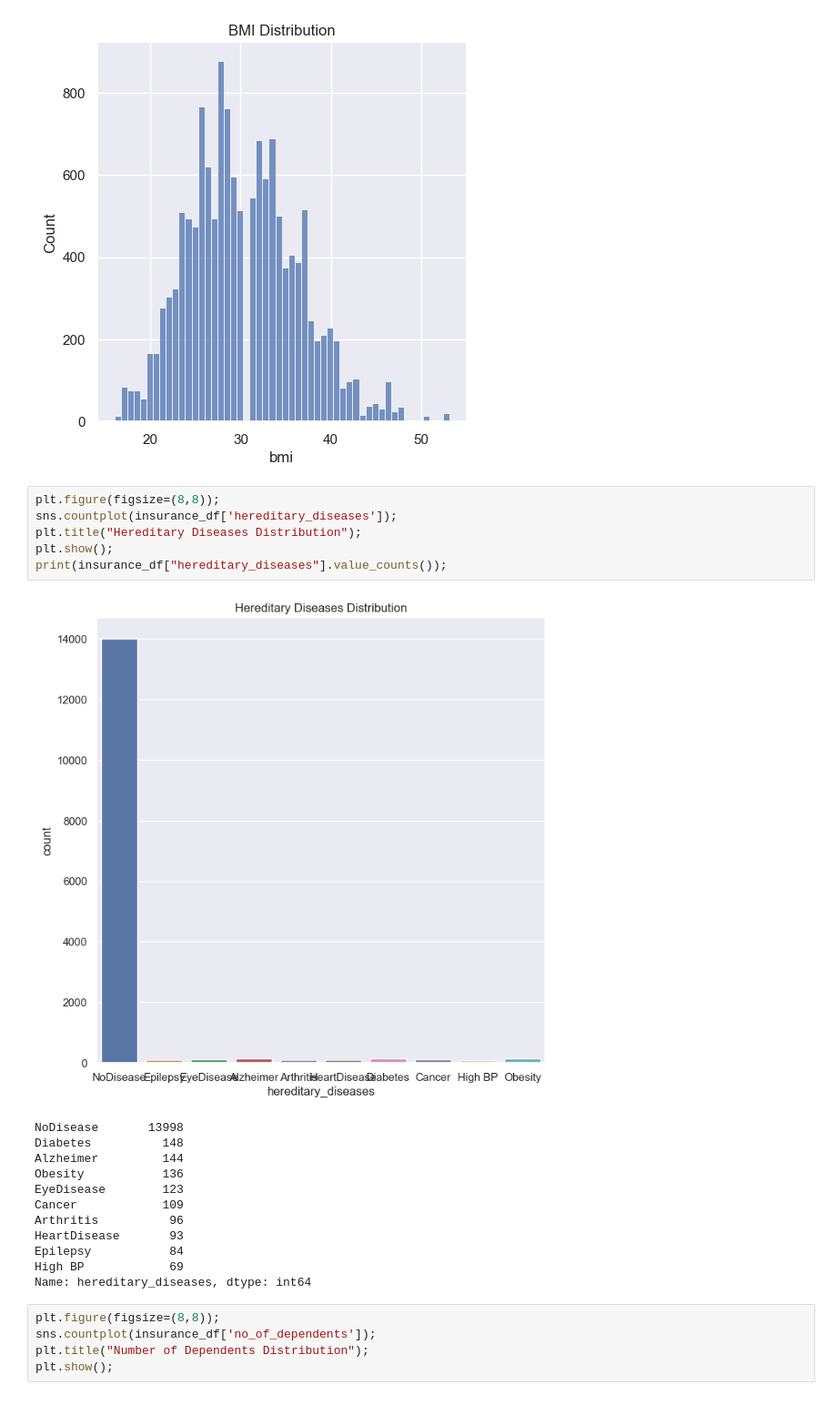
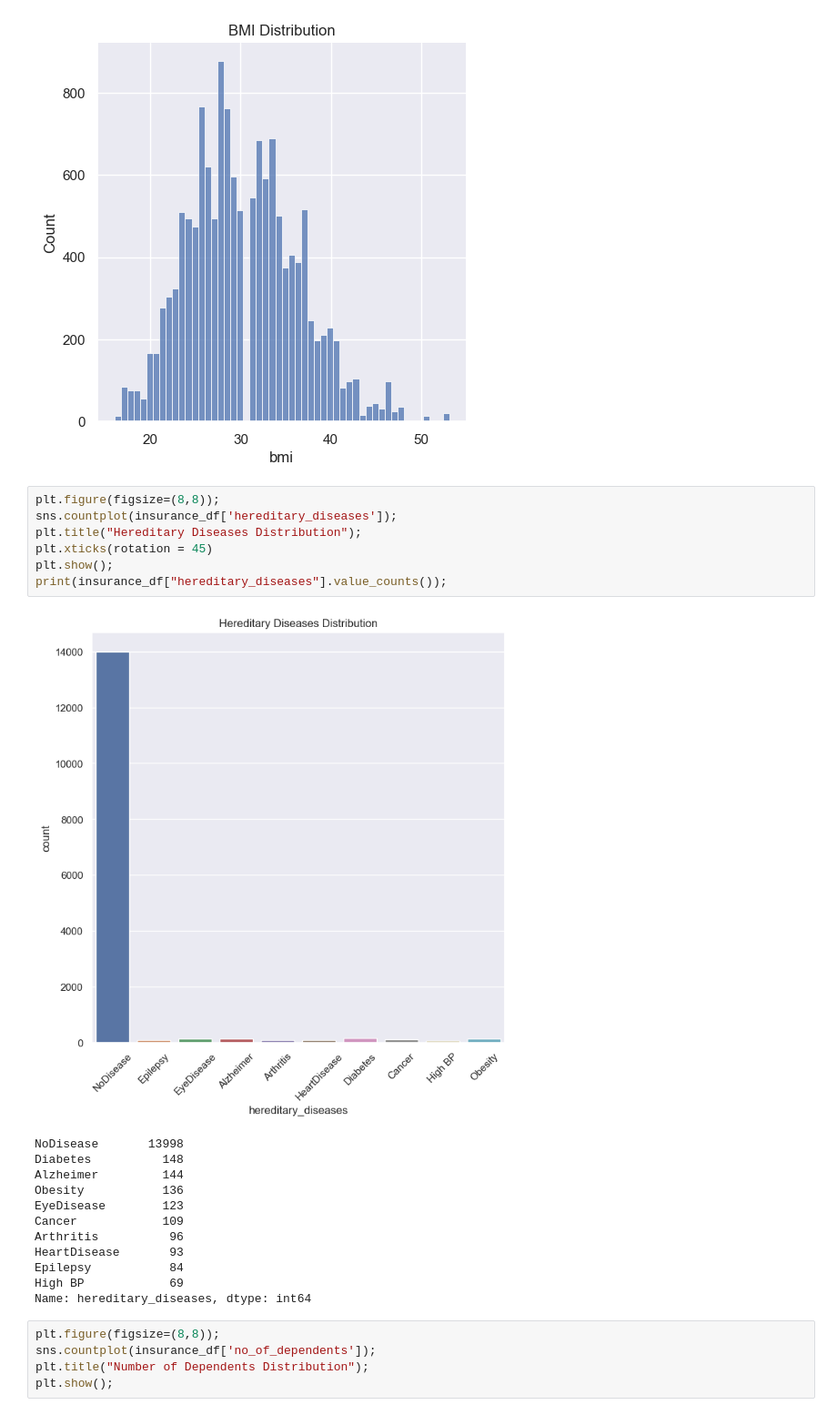
Before and after one commit to Sainabs/Capstone-Project, a Jupyter notebook: coverage.ipynb, the cells around one changed output. Shown at 91% size. Saved outputs shown, nothing was run; the diff lists cells and outputs as text.

```diff
--- a/coverage.ipynb
+++ b/coverage.ipynb
@@ -259,11 +259,12 @@ plt.show();
 # %%
 plt.figure(figsize=(8,8));
 sns.countplot(insurance_df['hereditary_diseases']);
 plt.title("Hereditary Diseases Distribution");
+plt.xticks(rotation = 45)
 plt.show();
 print(insurance_df["hereditary_diseases"].value_counts());
 # %% [output]
-[figure, old version]
+[figure, new version]
 NoDisease       13998
 Diabetes          148
 Alzheimer         144
```
Also changed, not shown: parts of 53 cells of this notebook.
